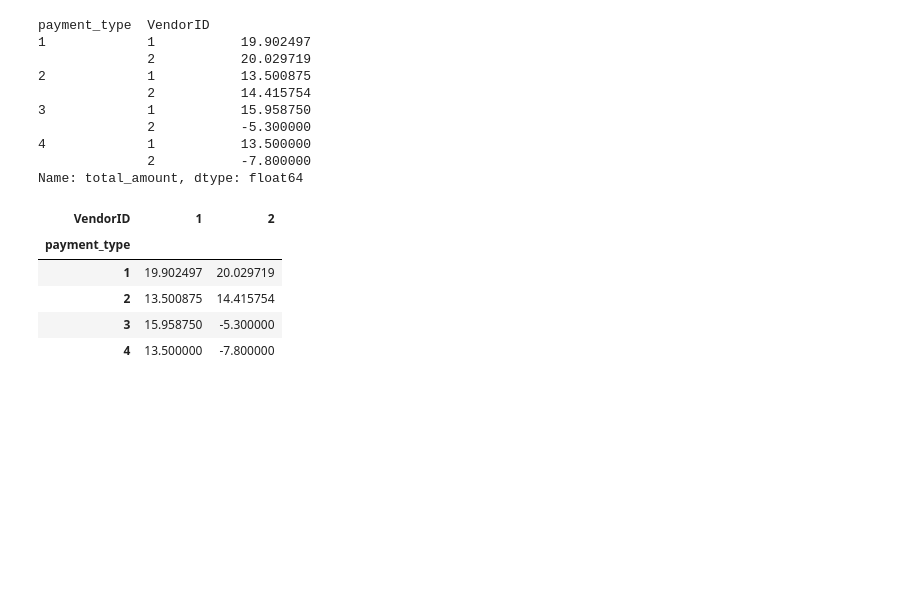
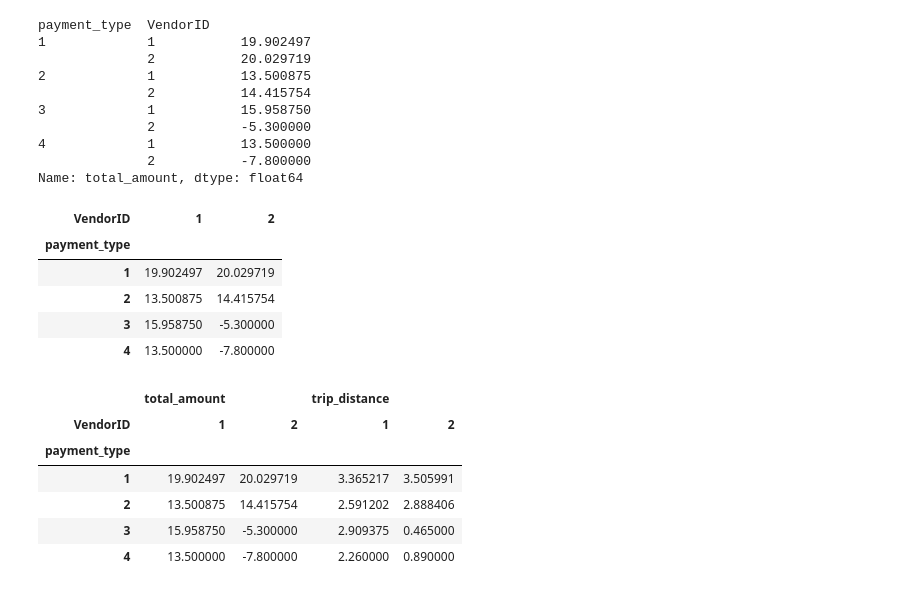
Before and after one commit to opagani/2024-08Aug-21-grouping, a Jupyter notebook: LernerPython - 2024-08Aug-21-grouping.ipynb, the cells around one changed output. Saved outputs shown, nothing was run; the diff lists cells and outputs as text; code cells hidden in the pictures; blank space fills up the shorter version.

```diff
--- a/LernerPython - 2024-08Aug-21-grouping.ipynb
+++ b/LernerPython - 2024-08Aug-21-grouping.ipynb
@@ -905,4 +905,13 @@ df.groupby(['payment_type', 'VendorID'])['total_amount'].mean().unstack('VendorI
 # %%
 df.pivot_table(columns='VendorID',
                index='payment_type',
-               values=['trip_distance', 'total_amount']
+               values=['trip_distance', 'total_amount'],
+               aggfunc='mean')
+# %% [output]
+|  | total_amount |  | trip_distance |  |
+| VendorID | 1 | 2 | 1 | 2 |
+| payment_type |  |  |  |  |
+| 1 | 19.902497 | 20.029719 | 3.365217 | 3.505991 |
+| 2 | 13.500875 | 14.415754 | 2.591202 | 2.888406 |
+| 3 | 15.958750 | -5.300000 | 2.909375 | 0.465000 |
+| 4 | 13.500000 | -7.800000 | 2.260000 | 0.890000 |
```
Also changed, not shown: parts of 1 cell of this notebook.
